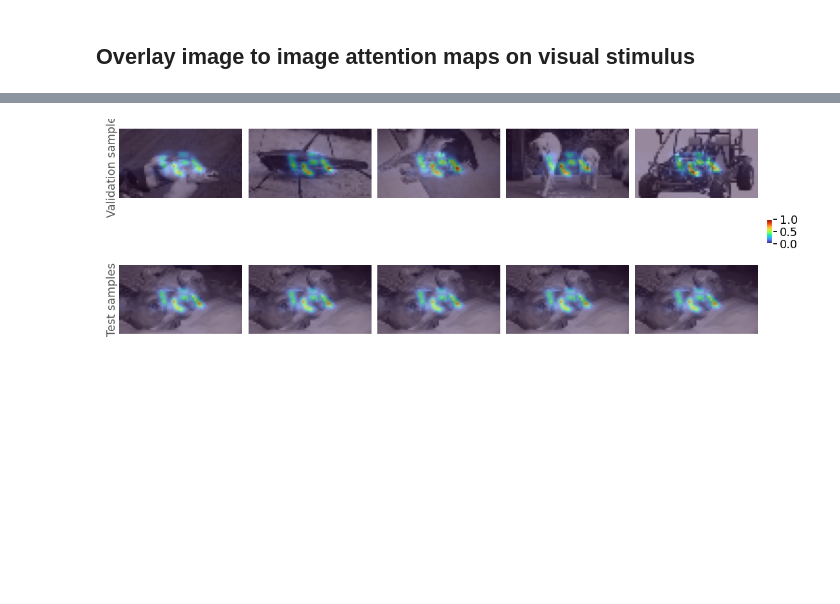
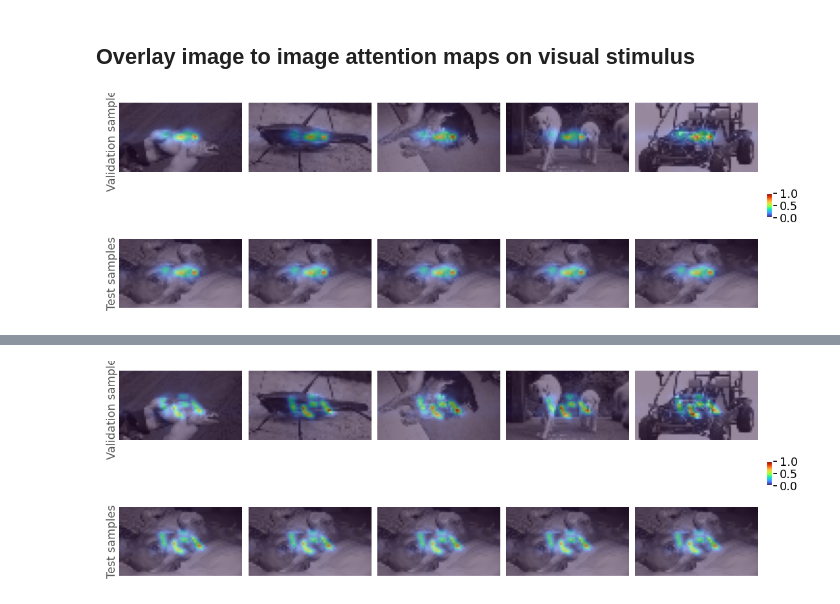
Before and after one commit to azharakhmetova/neuro-transformer, a Jupyter notebook: misc/analysis/attention_maps.ipynb, the cells around one changed output, grey strips where cells are left out. Drawn from its saved outputs; the diff is of its cells as text; code cells hidden in the pictures; blank space fills up the shorter version.

```diff
--- a/misc/analysis/attention_maps.ipynb
+++ b/misc/analysis/attention_maps.ipynb
@@ -25,6 +25,8 @@ utils.set_random_seed(1234)
 tensorboard.set_font()
 # %% [markdown]
 ## Load the model, its embeddings and attention maps
+# %%
+out_dir = "/user/azhar.akhmetova/corrViT/runs_debug/analysis/k_4_xyz_no_subselect_scheduled/k_4_a_03_xyz_randsched_nosubsel_bits_1dLL_lrx04_noinit_LLbias_meanbias_s_1_frac0_05_2dpe_bef_core"
 # %%
 parser = argparse.ArgumentParser()
 parser.add_argument("--dataset", type=str, default="/user/azhar.akhmetova/corrViT/refactor/data/sensorium")
@@ -75,9 +77,9 @@ features.shape
 # %% [output]
 torch.Size([7334, 160])
 # %%
-OUTPUT_DIR = "/user/azhar.akhmetova/corrViT/runs_debug/stabilized-training/k_4_no_subselect/k_4_a_03_nosubsel_bits_regfeatures_lrx04_noinit_LLbias_meanbias_s_1_frac0_1_2dpe_bef_core"
+OUTPUT_DIR = out_dir
 PLOT_DIR = os.path.join(OUTPUT_DIR, "plots")
 
-with open(os.path.join(OUTPUT_DIR, "attention_rollout_maps_no_transpose.pkl"), "rb") as file:
+with open(os.path.join(OUTPUT_DIR, "attention_rollout_maps_no_transpose_debug.pkl"), "rb") as file:
     results = pickle.load(file)
 # %%
@@ -184,6 +186,7 @@ def plot_attention_maps(
     colormap: str = "turbo",
     alpha: float = 0.5,
     num_images: int = 3,
+    l: int = -1,
     heatmaps: str = "core_image_rollout_maps",
 ):
     cmap = matplotlib.colormaps.get_cmap(colormap)
@@ -199,7 +202,7 @@ def plot_attention_maps(
     )
     for i in range(num_images):
         image = val_results["images"][i]
-        heatmap = val_results[heatmaps][i]
+        heatmap = val_results[heatmaps][i][l]
         gray_image = image.shape[0] == 1
         image = image[0] if gray_image else to_rgb(image)
         heatmap = colors[np.uint8(255.0 * heatmap)] * 255.0
@@ -222,7 +225,7 @@ def plot_attention_maps(
     )
     for i in range(num_images):
         image = test_results["images"][i]
-        heatmap = test_results[heatmaps][i]
+        heatmap = test_results[heatmaps][i][l]
         gray_image = image.shape[0] == 1
         image = image[0] if gray_image else to_rgb(image)
         heatmap = colors[np.uint8(255.0 * heatmap)] * 255.0
@@ -267,3 +270,15 @@ def plot_attention_maps(
 
     plt.show()
     plt.close(figure)
+# %%
+mouse_id = "k_4_a_03_xyz_b1e7_poisson"
+
+plot_attention_maps(
+    val_results=results["validation"][mouse_id],
+    test_results=results["test"][mouse_id],
+    num_images=5,
+    l=0,
+    # filename=os.path.join(PLOT_DIR, f"attention_rollout_mouse{mouse_id}.pdf"),
+)
+# %% [output]
+[figure, added]
```
Also changed, not shown: parts of 7 cells of this notebook, 20 other files.
